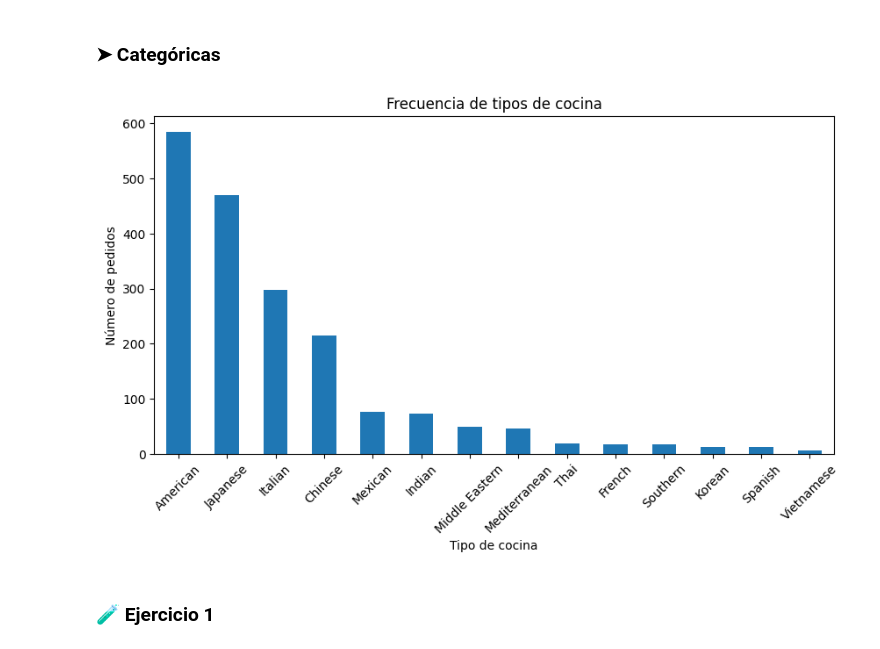
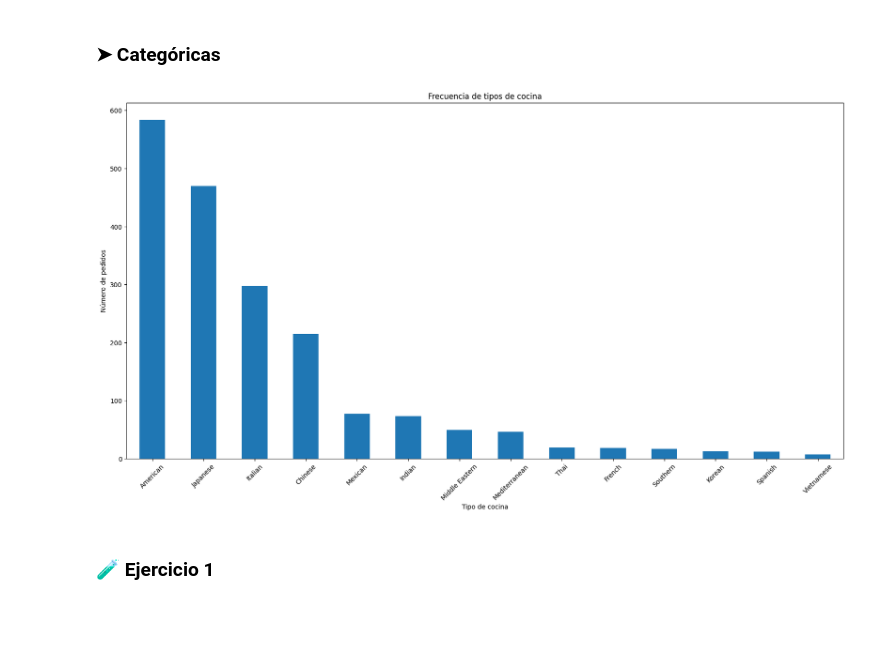
Before and after one commit to Antonio-Tresol/datascience_coursework, a Jupyter notebook: homework_eda/EDA_FoodHub_Guia_de_Estudio.ipynb, the cells around one changed output. Cells and saved outputs as stored; diff of their text form; code cells hidden in the pictures; blank space fills up the shorter version.

Commit message:
implement half of the homework

```diff
--- a/homework_eda/EDA_FoodHub_Guia_de_Estudio.ipynb
+++ b/homework_eda/EDA_FoodHub_Guia_de_Estudio.ipynb
@@ -27,12 +31,11 @@ import pandas as pd
 import matplotlib.pyplot as plt
 import seaborn as sns
 # %%
-
+dataset_url = "https://raw.githubusercontent.com/Antonio-Tresol/datascience_coursework/refs/heads/main/homework_eda/foodhub_order.csv"
 # Cargar el dataset
-df = pd.read_csv('/content/drive/MyDrive/Colab Notebooks/foodhub_order.csv')
-
+foodhub_orders_data = pd.read_csv(dataset_url)
 # Vista general de los datos
-df.head()
+foodhub_orders_data.head()
 # %% [output]
 |  | order_id | customer_id | restaurant_name | cuisine_type | cost_of_the_order | day_of_the_week | rating | ... |
 | 0 | 1477147 | 337525 | Hangawi | Korean | 30.75 | Weekend | Not given | ... |
@@ -85,14 +156,17 @@ df.describe()
 # %% [markdown]
 ### ➤ Categóricas
 # %%
-
-df['cuisine_type'].value_counts().plot(kind='bar', figsize=(10,5), title='Frecuencia de tipos de cocina')
-plt.ylabel('Número de pedidos')
-plt.xlabel('Tipo de cocina')
+foodhub_orders_data["cuisine_type"].value_counts().plot(
+    kind="bar",
+    figsize=(20, 10),
+    title="Frecuencia de tipos de cocina",
+)
+plt.ylabel("Número de pedidos")
+plt.xlabel("Tipo de cocina")
 plt.xticks(rotation=45)
 plt.show()
 # %% [output]
-[figure, old version]
+[figure, new version]
 # %% [markdown]
 ### 🧪 Ejercicio 1
 # %% [markdown]
```
Also changed, not shown: parts of 35 cells of this notebook, 4 other files.
